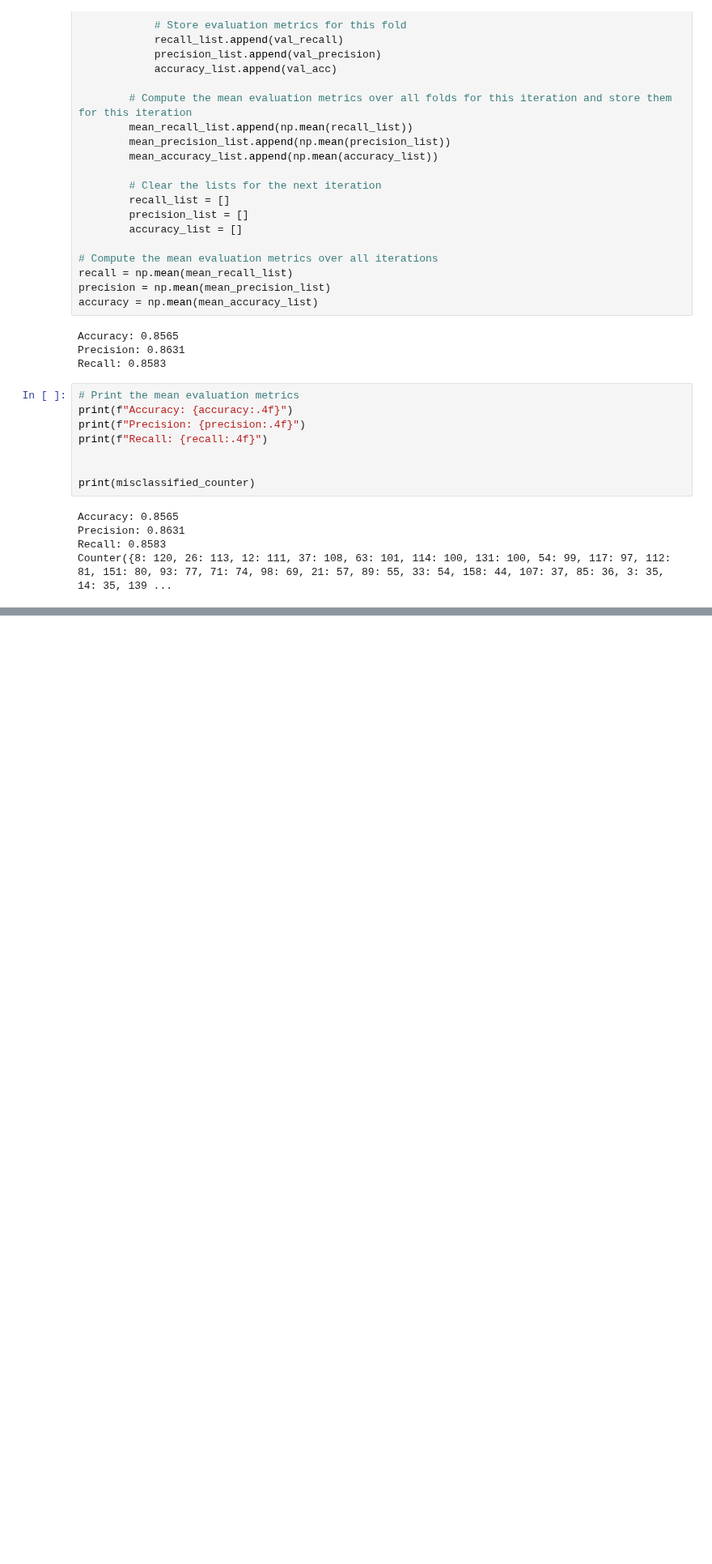
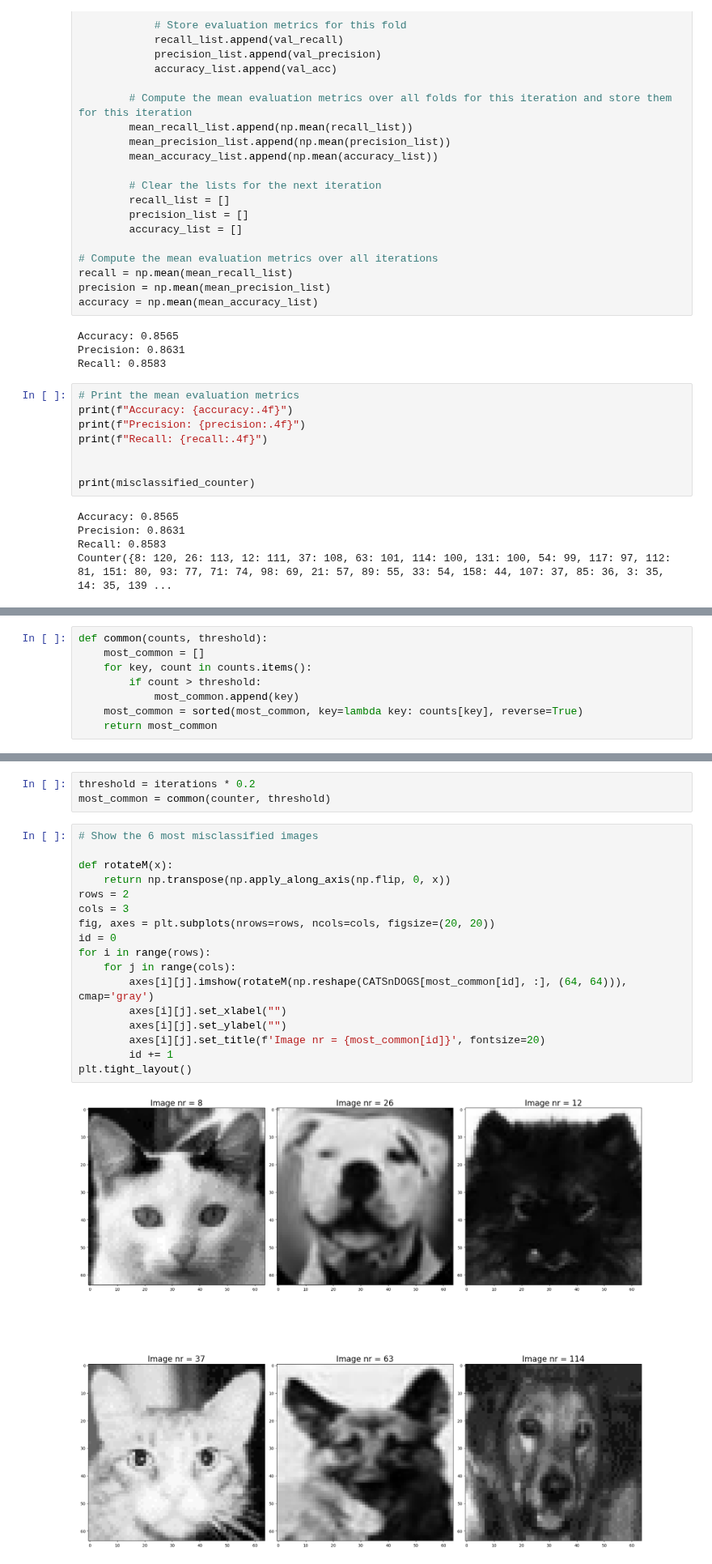
Before and after one commit to maximiliann97/Big-data-MVE441, a Jupyter notebook: CNN test file.ipynb, the cells around one changed output, grey strips where cells are left out. Shown at 81% size. Saved outputs shown, nothing was run; the diff lists cells and outputs as text; blank space fills up the shorter version.

```diff
--- a/CNN test file.ipynb
+++ b/CNN test file.ipynb
@@ -220,0 +242,8 @@ Counter({8: 120, 26: 113, 12: 111, 37: 108, 63: 101, 114: 100, 131: 100, 54: 99,
+# %%
+def common(counts, threshold):
+    most_common = []
+    for key, count in counts.items():
+        if count > threshold:
+            most_common.append(key)
+    most_common = sorted(most_common, key=lambda key: counts[key], reverse=True)
+    return most_common
@@ -220,0 +268,22 @@ Counter({8: 120, 26: 113, 12: 111, 37: 108, 63: 101, 114: 100, 131: 100, 54: 99,
+# %%
+threshold = iterations * 0.2
+most_common = common(counter, threshold)
+# %%
+# Show the 6 most misclassified images
+
+def rotateM(x):
+    return np.transpose(np.apply_along_axis(np.flip, 0, x))
+rows = 2
+cols = 3
+fig, axes = plt.subplots(nrows=rows, ncols=cols, figsize=(20, 20))
+id = 0
+for i in range(rows):
+    for j in range(cols):
+        axes[i][j].imshow(rotateM(np.reshape(CATSnDOGS[most_common[id], :], (64, 64))), cmap='gray')
+        axes[i][j].set_xlabel("")
+        axes[i][j].set_ylabel("")
+        axes[i][j].set_title(f'Image nr = {most_common[id]}', fontsize=20)
+        id += 1
+plt.tight_layout()
+# %% [output]
+[figure, added]
```
Also changed, not shown: parts of 4 cells of this notebook, 1 other file.
